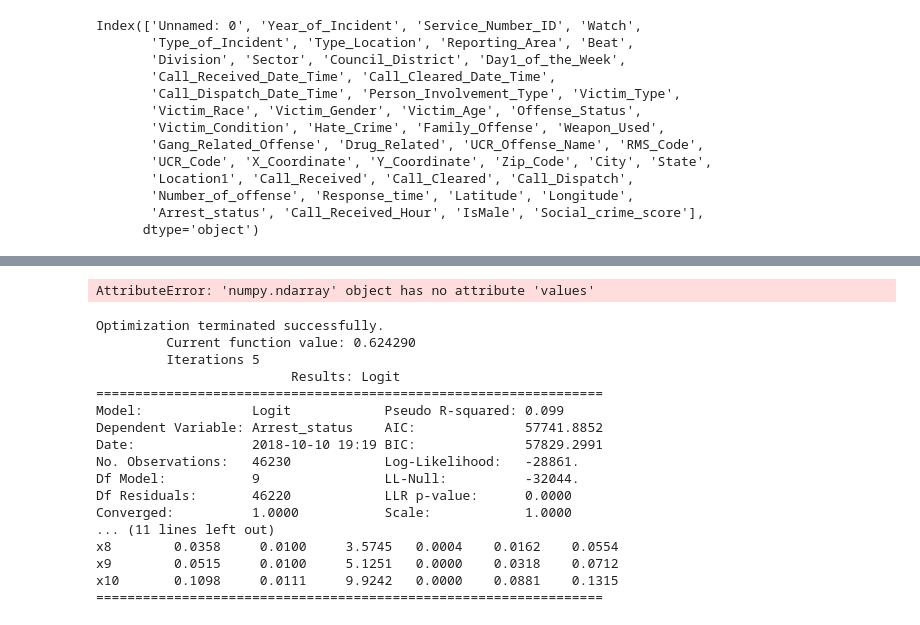
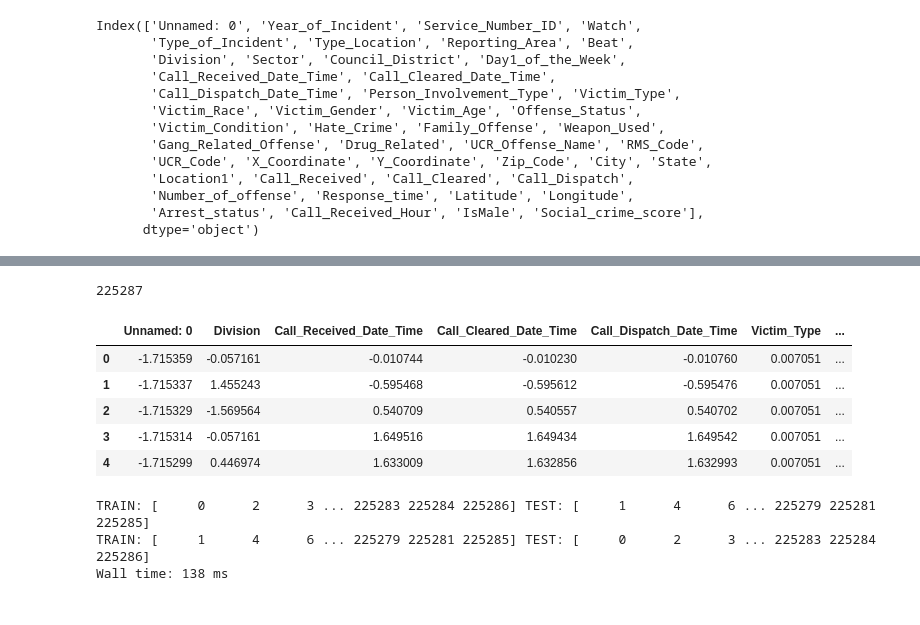
Before and after one commit to chaoshunh/MSDS7331-Data-Mining, a Jupyter notebook: In_depth_full/Project2.ipynb, the cells around one changed output, grey strips where cells are left out. Cells and saved outputs as stored; diff of their text form; code cells hidden in the pictures.

Commit message:
Update with epoch date parameters and stratifiedkfold.

```diff
--- a/In_depth_full/Project2.ipynb
+++ b/In_depth_full/Project2.ipynb
@@ -127,8 +165,8 @@ Index(['Unnamed: 0', 'Year_of_Incident', 'Service_Number_ID', 'Watch',
 # %%
 incident = incident.drop(['Year_of_Incident', 'Service_Number_ID', 'Type_of_Incident','Type_Location',
                           'Reporting_Area', 'Beat', 'Sector','Council_District', 'Victim_Race', 'Day1_of_the_Week',
-                          'Person_Involvement_Type', 'Call_Received_Date_Time', 'Call_Cleared_Date_Time', 'Call_Dispatch_Date_Time',
-                          'Zip_Code',
+                          'Person_Involvement_Type', 'Zip_Code',
+#                           'Call_Received_Date_Time', 'Call_Cleared_Date_Time', 'Call_Dispatch_Date_Time',
                           'Victim_Gender', 'Offense_Status', 'Victim_Condition','Family_Offense', 'Weapon_Used',
                           'RMS_Code', 'UCR_Code','X_Coordinate', 'Y_Coordinate', 'City', 'State',
                           'Location1', 'Call_Received', 'Call_Cleared', 'Call_Dispatch','Latitude', 'Longitude'],axis=1)
@@ -240,6 +272,6 @@ plt.show()
 # %%
 # copy the down sampling dataset to original incident data frame and continue the anl
-incident= df_downsampled.copy()
+# incident= df_downsampled.copy()
 # %%
 #Create correlation matrix
 CorrMat = incident.corr()
@@ -301,42 +333,21 @@ incident = incident.drop(['Arrest_status'],axis=1)
+# %%
+inci_Y.count()
+# %% [output]
+225287
 # %%
 from sklearn.preprocessing import StandardScaler
 
 #Scale data
 scaler = StandardScaler()
-incident = scaler.fit_transform(incident)
+# inci_X = scaler.fit_transform(inci_X)
 
 #Save as data frames
-df_incident = pd.DataFrame(incident)
+inci_X = pd.DataFrame(scaler.fit_transform(inci_X), columns=inci_X.columns)
+inci_X.head()
+# %% [output]
+|  | Unnamed: 0 | Division | Call_Received_Date_Time | Call_Cleared_Date_Time | Call_Dispatch_Date_Time | Victim_Type | ... |
+| 0 | -1.715359 | -0.057161 | -0.010744 | -0.010230 | -0.010760 | 0.007051 | ... |
+| 1 | -1.715337 | 1.455243 | -0.595468 | -0.595612 | -0.595476 | 0.007051 | ... |
+| 2 | -1.715329 | -1.569564 | 0.540709 | 0.540557 | 0.540702 | 0.007051 | ... |
+| 3 | -1.715314 | -0.057161 | 1.649516 | 1.649434 | 1.649542 | 0.007051 | ... |
+| 4 | -1.715299 | 0.446974 | 1.633009 | 1.632856 | 1.632993 | 0.007051 | ... |
-# %%
-from statsmodels.stats.outliers_influence import variance_inflation_factor as vif
-df2_vif = pd.DataFrame()
-df2_vif["VIF Factor"] = [vif(incident.values, i) for i in range(incident.shape[1])]
-df2_vif["features"] = incident.columns
-print("VIF Factors before Scaling")
-df2_vif
-# %% [output]
-AttributeError: 'numpy.ndarray' object has no attribute 'values'
-# %%
-from sklearn import metrics as mt
-import statsmodels.api as sm
-logit_model = sm.Logit(inci_Y, incident)
-result = logit_model.fit()
-print(result.summary2())
-# %% [output]
-Optimization terminated successfully.
-         Current function value: 0.624290
-         Iterations 5
-                         Results: Logit
-=================================================================
-Model:              Logit            Pseudo R-squared: 0.099
-Dependent Variable: Arrest_status    AIC:              57741.8852
-Date:               2018-10-10 19:19 BIC:              57829.2991
-No. Observations:   46230            Log-Likelihood:   -28861.
-Df Model:           9                LL-Null:          -32044.
-Df Residuals:       46220            LLR p-value:      0.0000
-Converged:          1.0000           Scale:            1.0000
-... (11 lines left out)
-x8        0.0358     0.0100     3.5745   0.0004    0.0162    0.0554
-x9        0.0515     0.0100     5.1251   0.0000    0.0318    0.0712
-x10       0.1098     0.0111     9.9242   0.0000    0.0881    0.1315
-=================================================================
@@ -348,3 +361,15 @@ X_train, X_test, y_train, y_test = train_test_split(incident,inci_Y,
+# %%
+%%time
+
+skf = StratifiedKFold(n_splits=2, random_state=0, shuffle=True)
+for train_index, test_index in skf.split(inci_X, inci_Y):
+    print("TRAIN:", train_index, "TEST:", test_index)
+    X_train, X_test = inci_X.iloc[train_index,], inci_X.iloc[test_index,]
+    y_train, y_test = inci_Y.iloc[train_index,], inci_Y.iloc[test_index,]
+# %% [output]
+TRAIN: [     0      2      3 ... 225283 225284 225286] TEST: [     1      4      6 ... 225279 225281 225285]
+TRAIN: [     1      4      6 ... 225279 225281 225285] TEST: [     0      2      3 ... 225283 225284 225286]
+Wall time: 138 ms
 # %%
 from sklearn.neighbors import KNeighborsClassifier
 # %%
```
Also changed, not shown: parts of 25 cells of this notebook.
